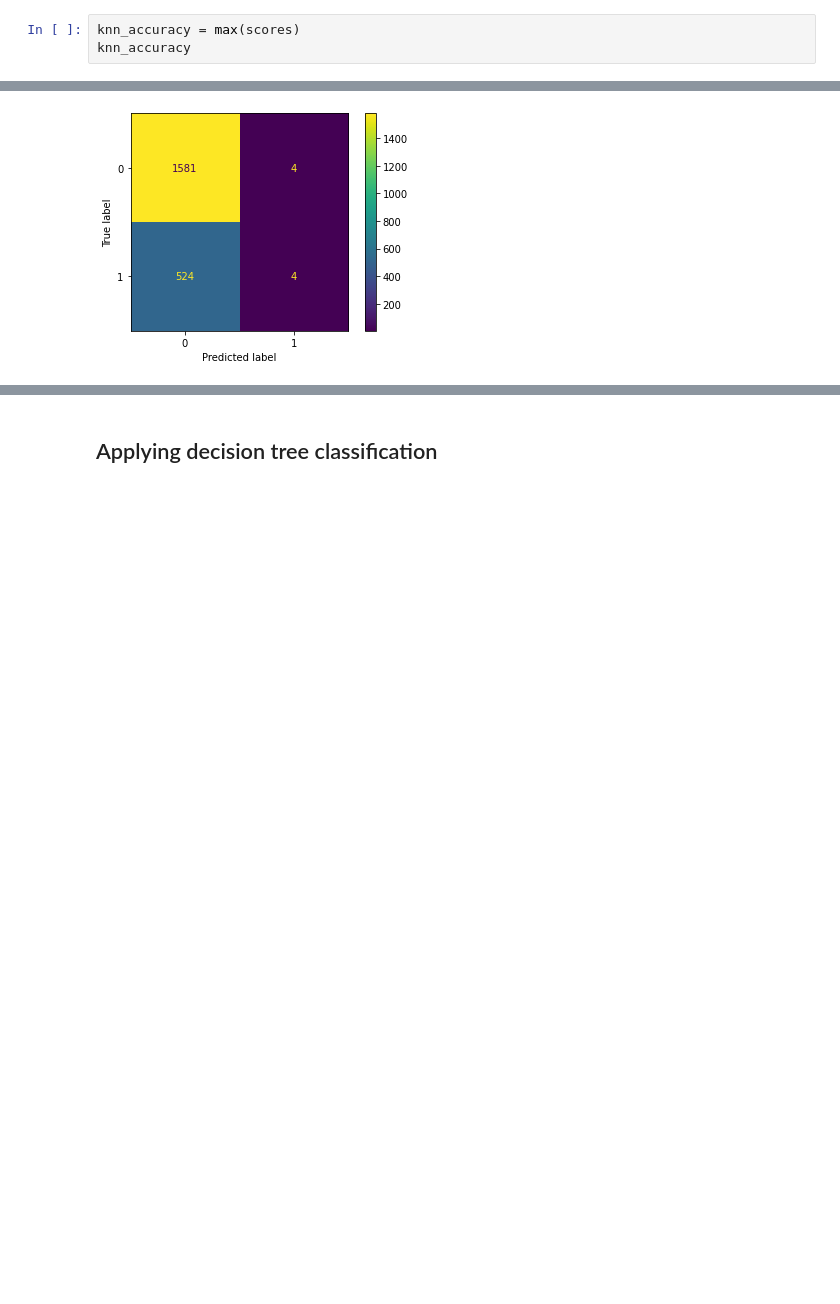
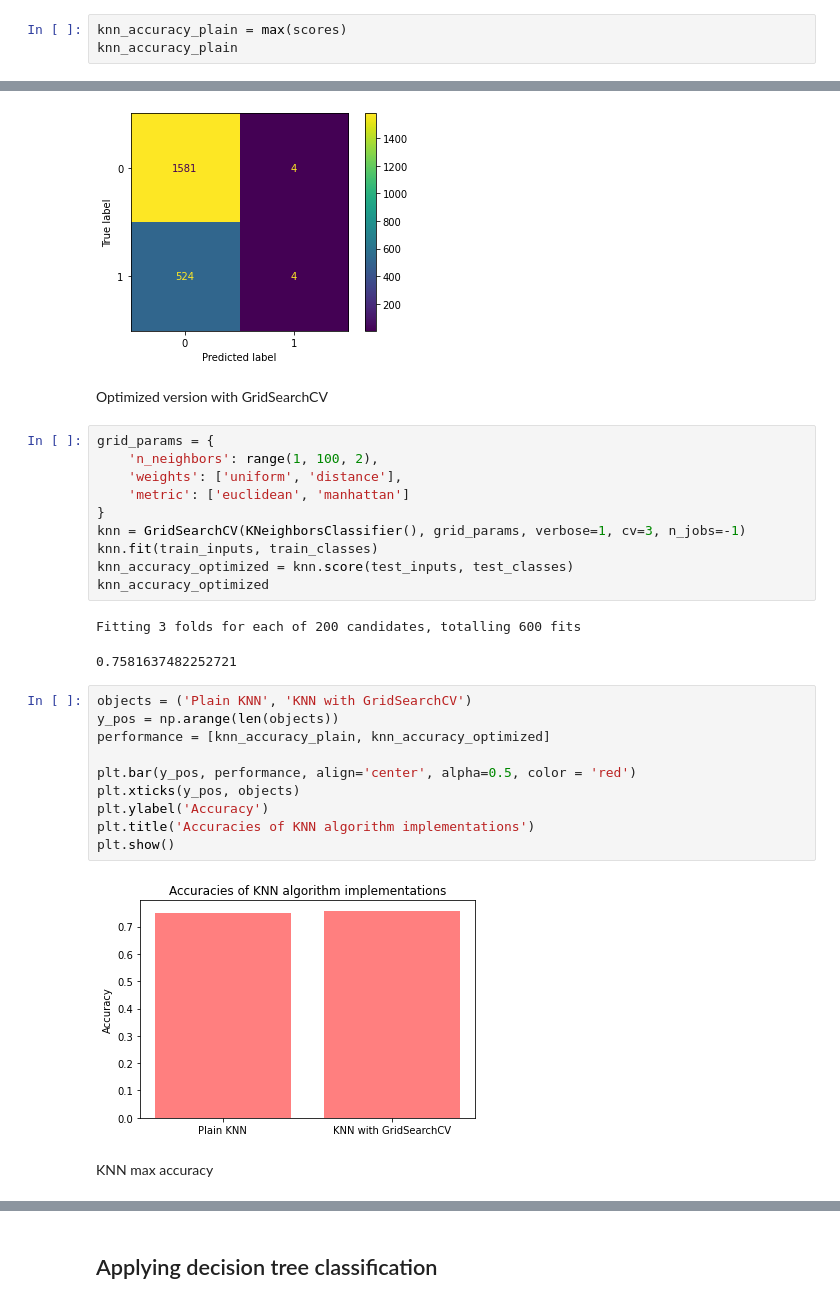
Before and after one commit to kurumkan/ml-classes, a Jupyter notebook: freecodecamp/Telco Customer Churn.ipynb, the cells around one changed output, grey strips where cells are left out. Saved outputs shown, nothing was run; the diff lists cells and outputs as text; blank space fills up the shorter version.

```diff
--- a/freecodecamp/Telco Customer Churn.ipynb
+++ b/freecodecamp/Telco Customer Churn.ipynb
@@ -239,6 +242,6 @@ Maximum accuracy:
 # %%
-knn_accuracy = max(scores)
-knn_accuracy
+knn_accuracy_plain = max(scores)
+knn_accuracy_plain
 # %% [output]
 0.7501183151916706
 # %% [markdown]
@@ -255,3 +258,32 @@ plot_confusion_matrix(clf, test_inputs, test_classes)
 plt.show()
 # %% [output]
 [figure]
+# %% [markdown]
+Optimized version with GridSearchCV
+# %%
+grid_params = {
+    'n_neighbors': range(1, 100, 2),
+    'weights': ['uniform', 'distance'],
+    'metric': ['euclidean', 'manhattan']
+}
+knn = GridSearchCV(KNeighborsClassifier(), grid_params, verbose=1, cv=3, n_jobs=-1)
+knn.fit(train_inputs, train_classes)
+knn_accuracy_optimized = knn.score(test_inputs, test_classes)
+knn_accuracy_optimized
+# %% [output]
+Fitting 3 folds for each of 200 candidates, totalling 600 fits
+0.7581637482252721
+# %%
+objects = ('Plain KNN', 'KNN with GridSearchCV')
+y_pos = np.arange(len(objects))
+performance = [knn_accuracy_plain, knn_accuracy_optimized]
+
+plt.bar(y_pos, performance, align='center', alpha=0.5, color = 'red')
+plt.xticks(y_pos, objects)
+plt.ylabel('Accuracy')
+plt.title('Accuracies of KNN algorithm implementations')
+plt.show()
+# %% [output]
+[figure, added]
+# %% [markdown]
+KNN max accuracy
```
Also changed, not shown: parts of 15 cells of this notebook.
